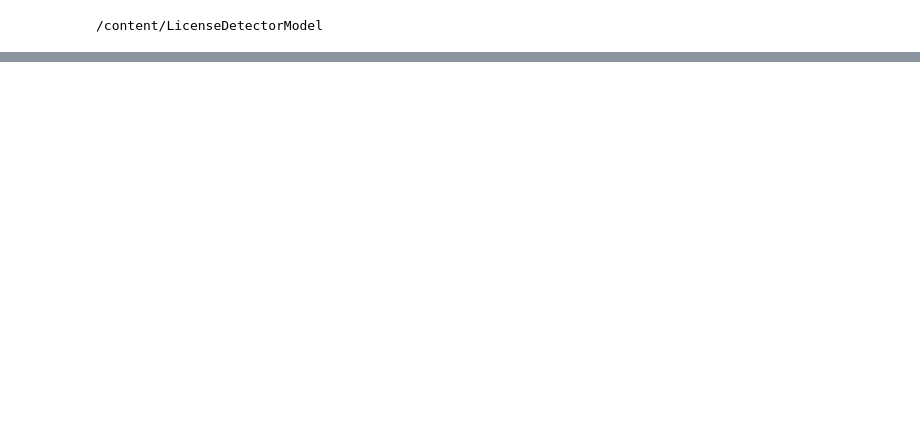
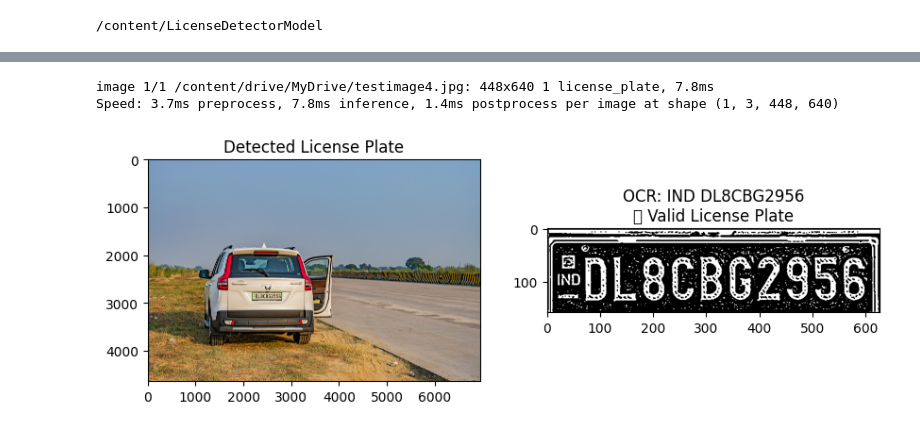
Before and after one commit to Khushi04092004/LicenseDetectorModel, a Jupyter notebook: LPD.ipynb, the cells around one changed output, grey strips where cells are left out. Drawn from its saved outputs; the diff is of its cells as text; code cells hidden in the pictures; blank space fills up the shorter version.

```diff
--- a/LPD.ipynb
+++ b/LPD.ipynb
@@ -333,8 +333,16 @@ def extract_text_tesseract(plate):
 
 # Validate License Plate Format
 def validate_license(text):
-    pattern = r'^[A-Z]{2}\s?\d{2}\s?[A-Z]{1,3}\s?\d{4}$'  # Adjust spacing if needed
-    return bool(re.match(pattern, text))
+    pattern = r'^(?:IND\s?)?[A-Z]{2}\s?\d{2}\s?[A-Z]{1,3}\s?\d{4}$'
+    is_valid = bool(re.match(pattern, text))
+
+    if is_valid:
+        if text.startswith("IND"):
+            return "✅ Valid License Plate"
+        else:
+            return "✅ Valid License Plate (Update Recommended Acc to Gov. : Addition of 'IND')"
+    return "❌ Invalid License Plate"
+
 
 # Fuzzy Matching for State Code Correction
 VALID_STATE_CODES = ["MH", "DL", "KA", "TN", "GJ", "UP", "RJ", "WB", "MP", "PN","HP","MP","CH","BR","AR","AP","AS","GA","DN","HR","JK","KL","LD","MN","MZ","NL","ML","OR","SK","TR"]
@@ -419,3 +450,11 @@ Everything up-to-date
+# %%
+# Run on test image
+image_path = "/content/drive/MyDrive/testimage4.jpg"
+main(image_path)
+# %% [output]
+image 1/1 /content/drive/MyDrive/testimage4.jpg: 448x640 1 license_plate, 7.8ms
+Speed: 3.7ms preprocess, 7.8ms inference, 1.4ms postprocess per image at shape (1, 3, 448, 640)
+[figure, added]
 # %%
 !git pull
 # %% [output]
```
Also changed, not shown: parts of 13 cells of this notebook.
